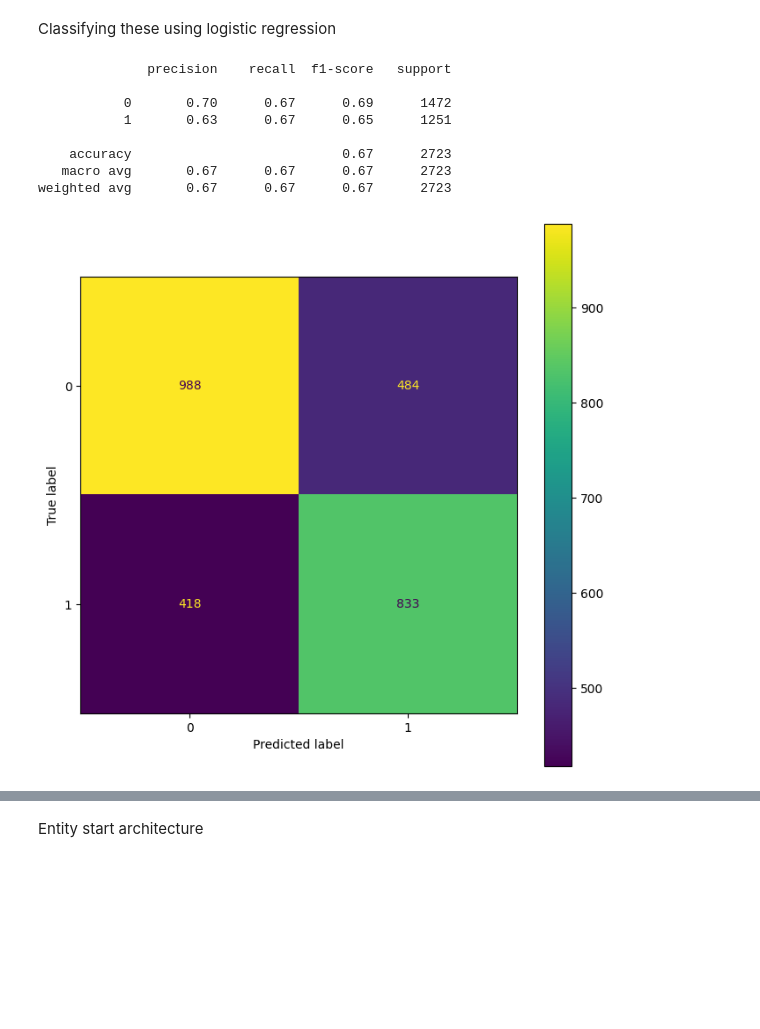
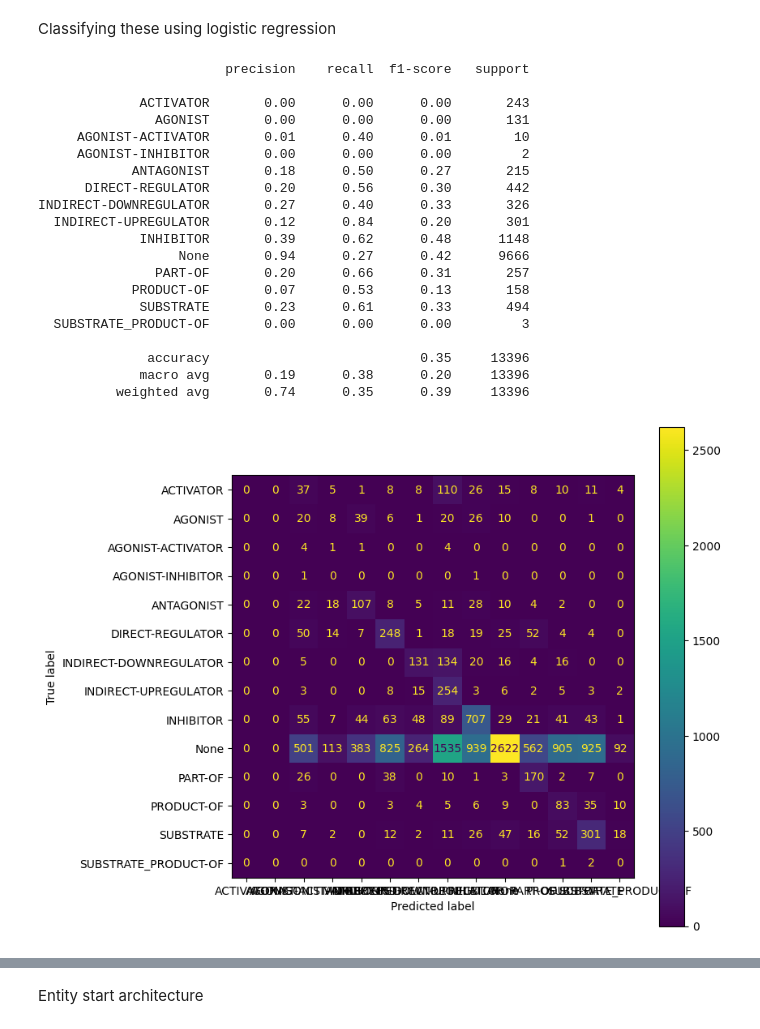
Before and after one commit to ChloeMorgana/Dissertation-Project, a Jupyter notebook: PubMedBERT.ipynb, the cells around one changed output, grey strips where cells are left out. Drawn from its saved outputs; the diff is of its cells as text; code cells hidden in the pictures; blank space fills up the shorter version.

Commit message:
Refactored code post classification

```diff
--- a/PubMedBERT.ipynb
+++ b/PubMedBERT.ipynb
@@ -152,8 +158,8 @@ def isRelation(arg1,arg2,doc):
   relation = 0
   for r in doc['relations']:
     if (arg1 == r['arg1']) and (arg2 == r['arg2']):
-      return r['type']
-  return "None"
+      return r['type'], 1
+  return "None", 0
 # %% [markdown]
 This function takes in the text and finds all of the labels for all pairs of entity relations. This will be used later to input into the classifier.
 # %%
@@ -171,6 +177,7 @@ def find_sent_idxs(text):
 
 def find_entity_labels(idxs, keys, doc):
   labels = []
+  int_labels = []
   sentences= []
   entity_dict = {}
 
@@ -222,9 +229,11 @@ def find_entity_labels(idxs, keys, doc):
         sentences.append(str)
 
         # Adding the labels to the list
-        labels.append(isRelation(prod[0],prod[1],doc))
+        l,i = isRelation(prod[0],prod[1],doc)
+        labels.append(l)
+        int_labels.append(i)
 
-  return labels, sentences
+  return labels, int_labels, sentences
 # %% [markdown]
 This function adds in start and end entity tags to biomedical text. This ensures that every chemical mentioned is encased in [E1][/E1] tags, and every gene is encased in [E2][/E2] tags, so that we can extract the embeddings for these later.
 # %%
@@ -406,3 +415,13 @@ from sklearn.model_selection import cross_val_score
 from sklearn.model_selection import train_test_split
 from sklearn.metrics import plot_confusion_matrix, classification_report
 import matplotlib.pyplot as plt
+# %%
+lr_clf = LogisticRegression(solver='saga', class_weight = 'balanced')
+
+#Fits the model to the training data
+lr_clf.fit(cls_embeddings, int_lab)
+
+#Tests the model using the test data
+lr_clf.score(dev_cls, dev_int_lab)
+
+print(classification_report(dev_int_lab, lr_clf.predict(dev_cls)))
@@ -409,39 +444,44 @@ import matplotlib.pyplot as plt
 # %% [markdown]
 Classifying these using logistic regression
 # %%
-#Splits the sentences into training and test sets for binary classification
-#cls_train_features, cls_test_features, cls_train_labels, cls_test_labels = train_test_split(cls_embeddings, labels)
-
 #Defines a logistic regression classifier
 lr_clf = LogisticRegression(solver='saga', class_weight = 'balanced')
 
 #Fits the model to the training data
-#lr_clf.fit(cls_train_features, cls_train_labels)
-lr_clf.fit(cls_embeddings, labels)
+lr_clf.fit(cls_embeddings, doc_lab)
 
 #Tests the model using the test data
-#lr_clf.score(cls_test_features, cls_test_labels)
-lr_clf.score(dev_cls, dev_labels)
+lr_clf.score(dev_cls, dev_doc_lab)
 
-#print(classification_report(cls_test_labels, lr_clf.predict(cls_test_features)))
-print(classification_report(dev_labels, lr_clf.predict(dev_cls)))
+print(classification_report(dev_doc_lab, lr_clf.predict(dev_cls)))
 # %% [output]
-              precision    recall  f1-score   support
+                        precision    recall  f1-score   support
 
-           0       0.70      0.67      0.69      1472
-           1       0.63      0.67      0.65      1251
+             ACTIVATOR       0.00      0.00      0.00       243
+               AGONIST       0.00      0.00      0.00       131
+     AGONIST-ACTIVATOR       0.01      0.40      0.01        10
+     AGONIST-INHIBITOR       0.00      0.00      0.00         2
+            ANTAGONIST       0.18      0.50      0.27       215
+      DIRECT-REGULATOR       0.20      0.56      0.30       442
+INDIRECT-DOWNREGULATOR       0.27      0.40      0.33       326
+  INDIRECT-UPREGULATOR       0.12      0.84      0.20       301
+             INHIBITOR       0.39      0.62      0.48      1148
+                  None       0.94      0.27      0.42      9666
+               PART-OF       0.20      0.66      0.31       257
+            PRODUCT-OF       0.07      0.53      0.13       158
+             SUBSTRATE       0.23      0.61      0.33       494
+  SUBSTRATE_PRODUCT-OF       0.00      0.00      0.00         3
 
-    accuracy                           0.67      2723
-   macro avg       0.67      0.67      0.67      2723
-weighted avg       0.67      0.67      0.67      2723
+              accuracy                           0.35     13396
+             macro avg       0.19      0.38      0.20     13396
+          weighted avg       0.74      0.35      0.39     13396
 # %%
 fig, ax = plt.subplots(figsize=(8, 8))
-#plot_confusion_matrix(lr_clf, cls_test_features, cls_test_labels, ax=ax)
-#print(dev_labels)
-plot_confusion_matrix(lr_clf, dev_cls, dev_labels, ax=ax)
+
+plot_confusion_matrix(lr_clf, dev_cls, dev_doc_lab, ax=ax)
 plt.show()
 # %% [output]
-[figure, old version]
+[figure, new version]
 # %%
 rel_labels = []
 pos_embeddings = []
```
Also changed, not shown: parts of 18 cells of this notebook.
